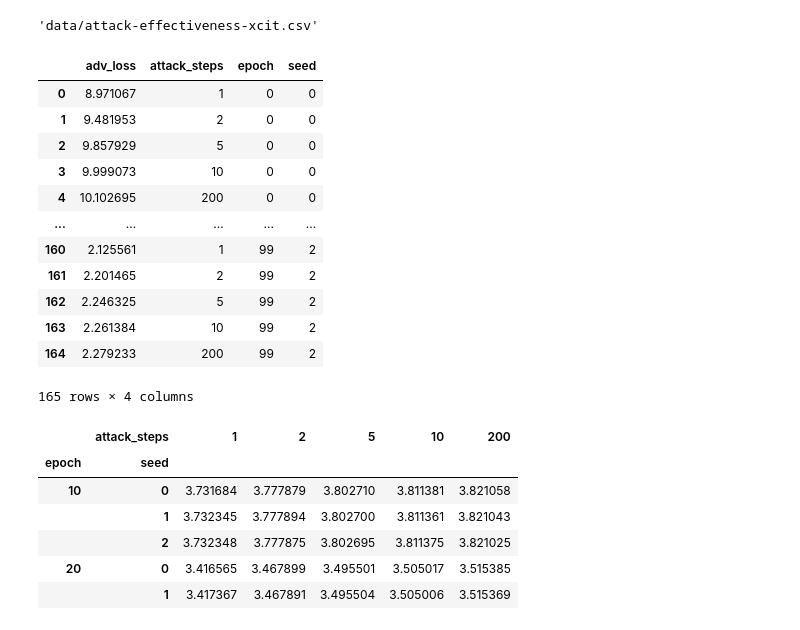
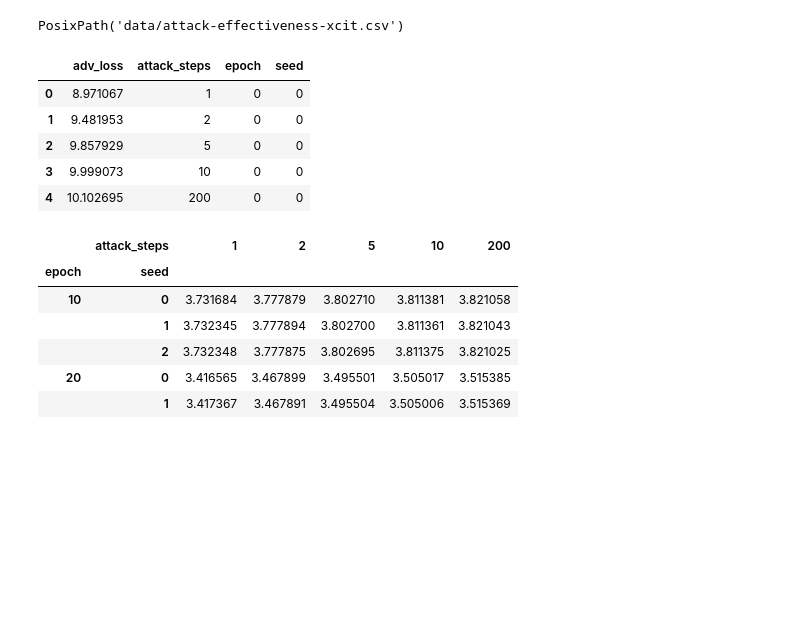
Before and after one commit to dedeswim/vits-robustness-torch, a Jupyter notebook: notebooks/attack_effectiveness.ipynb, the cells around one changed output. Saved outputs shown, nothing was run; the diff lists cells and outputs as text; code cells hidden in the pictures; blank space fills up the shorter version.

```diff
--- a/notebooks/attack_effectiveness.ipynb
+++ b/notebooks/attack_effectiveness.ipynb
@@ -6,32 +13,26 @@ sns.set_theme(style="darkgrid")
 # %%
-DATA_LOCATION = "data"
+DATA_LOCATION = Path("data")
+OUTPUT_IMAGES_LOCATION = Path("output_images") / "attack_effectiveness"
 FILENAME = "attack-effectiveness-"
 
 def get_filename(name):
-    return f"{DATA_LOCATION}/{FILENAME}{name}.csv"
+    return DATA_LOCATION / f"{FILENAME}{name}.csv"
 
 get_filename("xcit")
 # %% [output]
-'data/attack-effectiveness-xcit.csv'
+PosixPath('data/attack-effectiveness-xcit.csv')
 # %%
 def relative_diff(x1, x2):
     return (x2 - x1) / x1
 # %%
-pd.read_csv(get_filename("xcit"))[["adv_loss", "attack_steps", "epoch", "seed"]]
+pd.read_csv(get_filename("xcit"))[["adv_loss", "attack_steps", "epoch", "seed"]].head()
 # %% [output]
 |  | adv_loss | attack_steps | epoch | seed |
 | 0 | 8.971067 | 1 | 0 | 0 |
 | 1 | 9.481953 | 2 | 0 | 0 |
 | 2 | 9.857929 | 5 | 0 | 0 |
 | 3 | 9.999073 | 10 | 0 | 0 |
 | 4 | 10.102695 | 200 | 0 | 0 |
-| ... | ... | ... | ... | ... |
-| 160 | 2.125561 | 1 | 99 | 2 |
-| 161 | 2.201465 | 2 | 99 | 2 |
-| 162 | 2.246325 | 5 | 99 | 2 |
-| 163 | 2.261384 | 10 | 99 | 2 |
-| 164 | 2.279233 | 200 | 99 | 2 |
-165 rows × 4 columns
 # %%
 def process_df(model_name):
     filename = get_filename(model_name)
```
Also changed, not shown: parts of 9 cells of this notebook, 1 other file.
